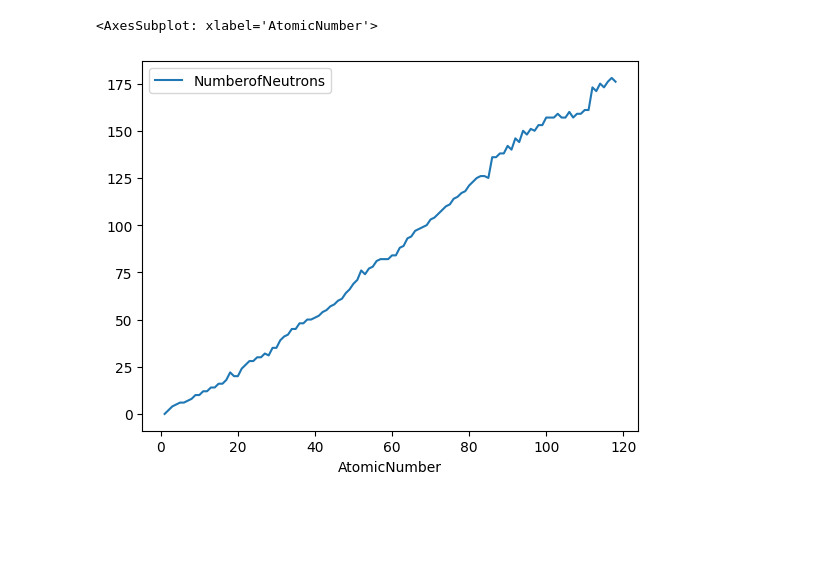
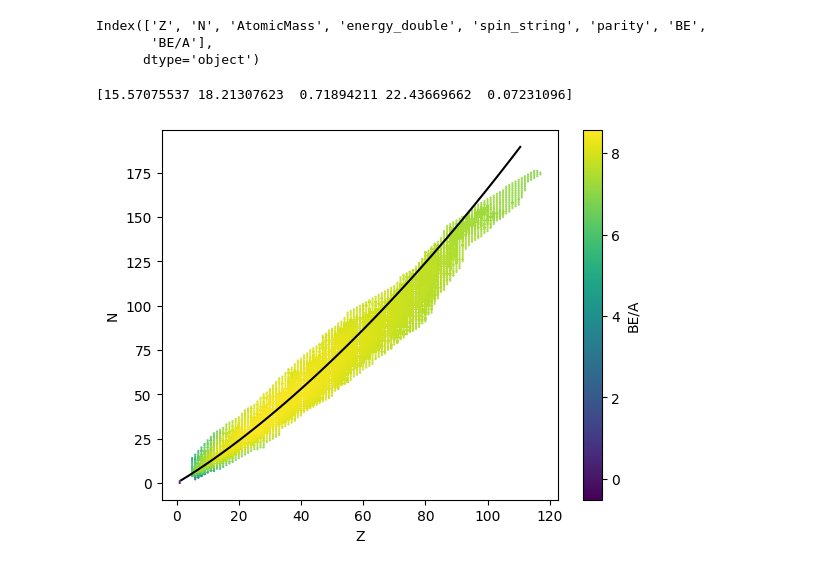
Before and after one commit to PJ29072004/MA203_Project, a Jupyter notebook: Main.ipynb, the cells around one changed output. Saved outputs shown, nothing was run; the diff lists cells and outputs as text; code cells hidden in the pictures; blank space fills up the shorter version.

```diff
--- a/Main.ipynb
+++ b/Main.ipynb
@@ -2,3 +2,6 @@
 from numpy import *
 from pandas import read_csv
 from matplotlib.pyplot import *
+n = 1.00866491588 #u
+p = 1.007276466621 #u
+uc2 = 931.49410242 # MeV
@@ -8,6 +8,48 @@ Data.index = Data["AtomicNumber"]
-# %%
-Data = Data[["NumberofNeutrons"]]
-Data.plot()
-# %% [output]
-<AxesSubplot: xlabel='AtomicNumber'>
-[figure, removed]
+# %%
+Data = read_csv("all_nuclei.csv")
+toremove = []
+for i in Data.index:
+    if(Data["N"][i]> 3*Data["Z"][i]):
+        toremove.append(i)
+Data = Data.drop(toremove)
+N = Data["N"]
+Z = Data["Z"]
+A = N+Z
+M = Data["AtomicMass"] # in 'u'
+BE = (N*n+Z*p-M)*uc2 # in MeV
+Data["BE"] = BE
+Data["BE/A"] = BE/A
+Data.columns
+# %% [output]
+Index(['Z', 'N', 'AtomicMass', 'energy_double', 'spin_string', 'parity', 'BE',
+       'BE/A'],
+      dtype='object')
+# %%
+Del0 = 1 #MeV
+aPt  = A**(-1/2)
+for i in Data.index:
+    if A[i]%2 == 0:
+        aPt[i] = 0
+    elif Z[i]%2==1:
+        aPt[i] = -aPt[i]
+aVt = A
+aSt = -A**(2/3)
+aCt = -Z*(Z-1)*A**(-1/3)
+aAt = -((N-Z)**2)/A
+X = array([aVt,aSt,aCt,aAt,aPt]).T
+pseudoinverse = linalg.inv(X.T @ X) @ X.T
+coeff = dot(pseudoinverse,BE)
+aV,aS,aC,aA,aP = coeff
+print(coeff)
+# %% [output]
+[15.57075537 18.21307623  0.71894211 22.43669662  0.07231096]
+# %%
+Data = Data.drop(Data.index[:300])
+Data.plot.scatter("Z","N",color ="BE/A",s=0.3,colormap='viridis')
+A = linspace(0,300,100)
+Z = (4*aA+aC*A**(-1/3))/(8*aA/A + 2*aC*A**(-1/3))
+N = A-Z
+plot(Z,N,'black')
+show()
+# %% [output]
+[figure, added]
```
Also changed, not shown: parts of 1 cell of this notebook, 3 other files.
